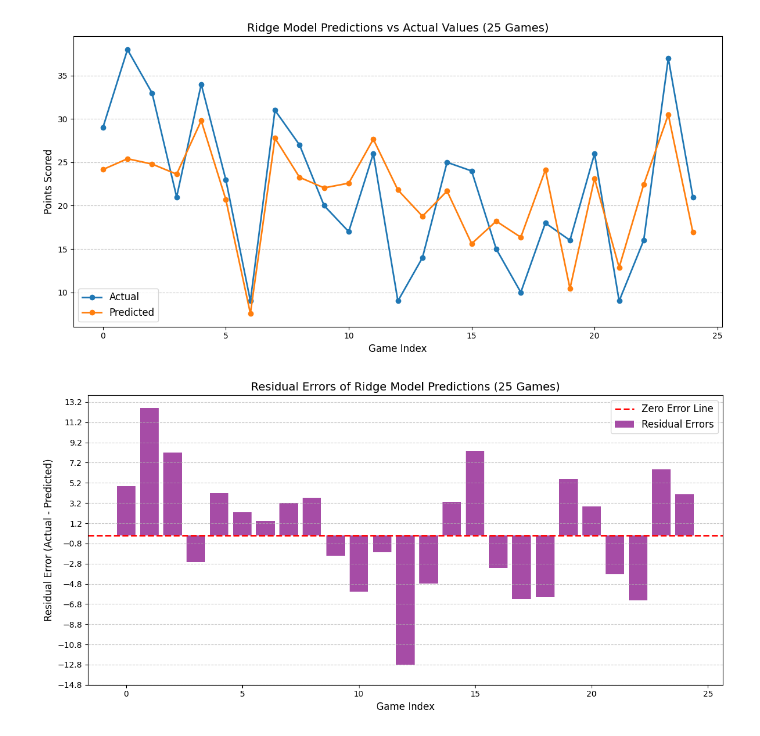
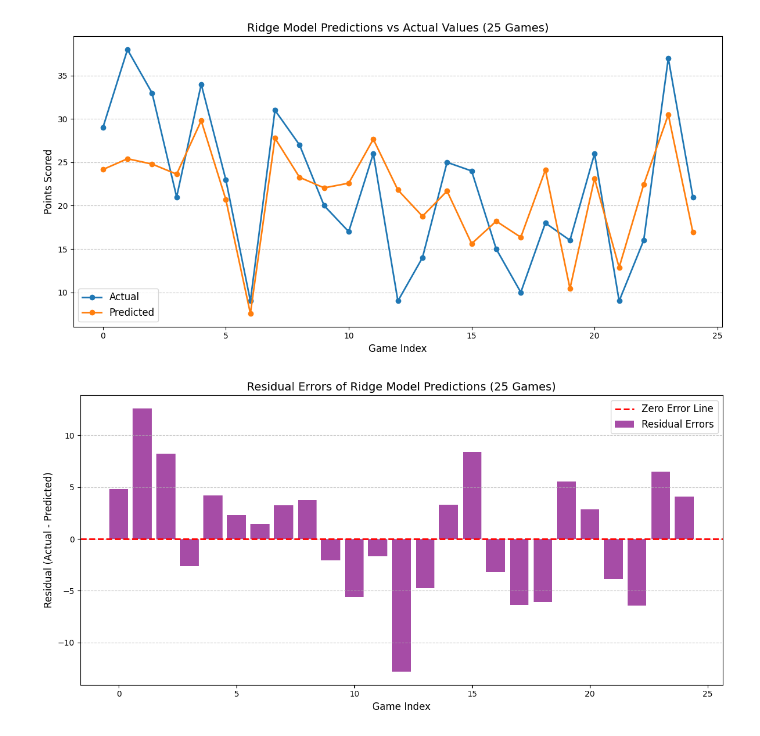
Before and after one commit to joshdscan/NBA-Player-Prop-Prediction, a Jupyter notebook: notebooks/Model_1_Per_Min.ipynb, the cells around one changed output. Cells and saved outputs as stored; diff of their text form; code cells hidden in the pictures.

```diff
--- a/notebooks/Model_1_Per_Min.ipynb
+++ b/notebooks/Model_1_Per_Min.ipynb
@@ -116,28 +119,44 @@ columns_to_modify = [
 # %%
+# Convert GAME_DATE to datetime
 player_stats['GAME_DATE'] = pd.to_datetime(player_stats['GAME_DATE'])
+
+# Extract player team and opponent from MATCHUP
 player_stats['Player_Team'], player_stats['Opponent'] = zip(*player_stats['MATCHUP'].apply(extract_teams))
+
+# Add home court advantage column
 player_stats['Home_Court_Advantage'] = player_stats['MATCHUP'].apply(lambda x: 1 if 'vs.' in x else 0)
+
+# Add interdivisional game column
 player_stats['Interdivisional_Game'] = player_stats.apply(lambda x: is_interdivisional(x['Player_Team'], x['Opponent']), axis=1)
+
+# Sort by date for rolling calculations
 player_stats = player_stats.sort_values(by=['SEASON_ID', 'Player_ID', 'GAME_DATE']).reset_index(drop=True)
+
+# Identify home and away teams
+player_stats = add_home_away_teams(player_stats)
+
+# Calculate rest days
 player_stats['Rest_Days'] = player_stats.groupby(['SEASON_ID', 'Player_ID'])['GAME_DATE'].diff().dt.days
 player_stats['Rest_Days'] = player_stats['Rest_Days'].fillna(0).astype(int)
 player_stats['Rest_Category'] = player_stats['Rest_Days'].apply(classify_rest_days)
+
+# One-hot encode rest categories
 rest_category_dummies = pd.get_dummies(player_stats['Rest_Category'])
 rest_category_dummies.columns = ['Rest_Category_' + str(col) for col in rest_category_dummies.columns]
 player_stats = pd.concat([player_stats, rest_category_dummies], axis=1)
-player_stats = add_home_away_teams(player_stats)
-rest_category_dummies = pd.get_dummies(player_stats['Rest_Category'])
-rest_category_dummies.columns = ['Rest_Category_' + str(col) for col in rest_category_dummies.columns]
-player_stats = pd.concat([player_stats, rest_category_dummies], axis=1)
+
+# Our target variable is total points
 player_stats["Target"] = player_stats['PTS']
 player_stats = player_stats.loc[player_stats["Target"] != 0].dropna(subset=["Target"])
-for col in columns_to_modify:
+
+# Create per-minute stats
+for col in columns_to_per_minute:
     per_min_col_name = f"{col}_per_min"
     player_stats[per_min_col_name] = player_stats[col] / player_stats['MIN']
 
 # Compute rolling averages for per-minute metrics
 rolling_windows = [3, 7, 15]
-for col in columns_to_modify:
+for col in columns_to_per_minute:
     per_min_col_name = f"{col}_per_min"
     for window in rolling_windows:
         rolling_col_name = f"{per_min_col_name}_rolling_{window}"
@@ -585,30 +555,17 @@ plt.show()
 # %% [output]
 [figure]
 # %%
-# Calculate residuals (errors)
+# Residuals of those same 25 predictions
 residuals = Y_test[:25] - ridge_predictions[:25]
-
-# Plot residuals with updated y-axis scale
 plt.figure(figsize=(12, 6))
 plt.bar(range(25), residuals, color="purple", alpha=0.7, label="Residual Errors")
-
-# Add title, labels, and legend
 plt.title("Residual Errors of Ridge Model Predictions (25 Games)", fontsize=14)
 plt.xlabel("Game Index", fontsize=12)
-plt.ylabel("Residual Error (Actual - Predicted)", fontsize=12)
+plt.ylabel("Residual (Actual - Predicted)", fontsize=12)
 plt.axhline(0, color="red", linestyle="--", linewidth=2, label="Zero Error Line")
 plt.legend(fontsize=12)
-
-# Set y-axis scale to count by 2s
-plt.yticks(np.arange(min(residuals) - 2, max(residuals) + 2, 2))
-
-# Add a grid for better readability
 plt.grid(axis='y', linestyle='--', alpha=0.7)
-
-# Adjust layout for better spacing
 plt.tight_layout()
-
-# Show the plot
 plt.show()
 # %% [output]
-[figure, old version]
+[figure, new version]
```
Also changed, not shown: parts of 41 cells of this notebook.
